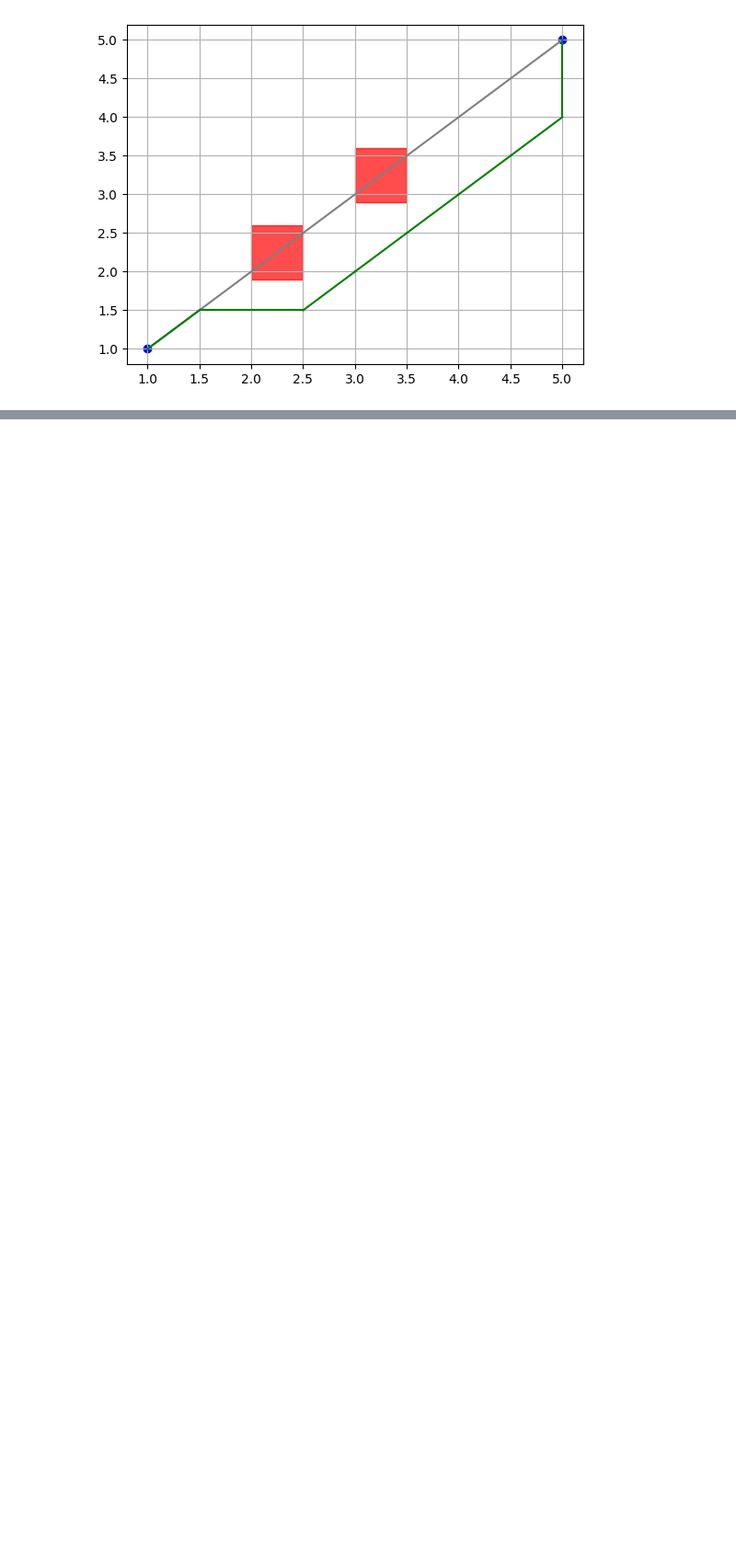
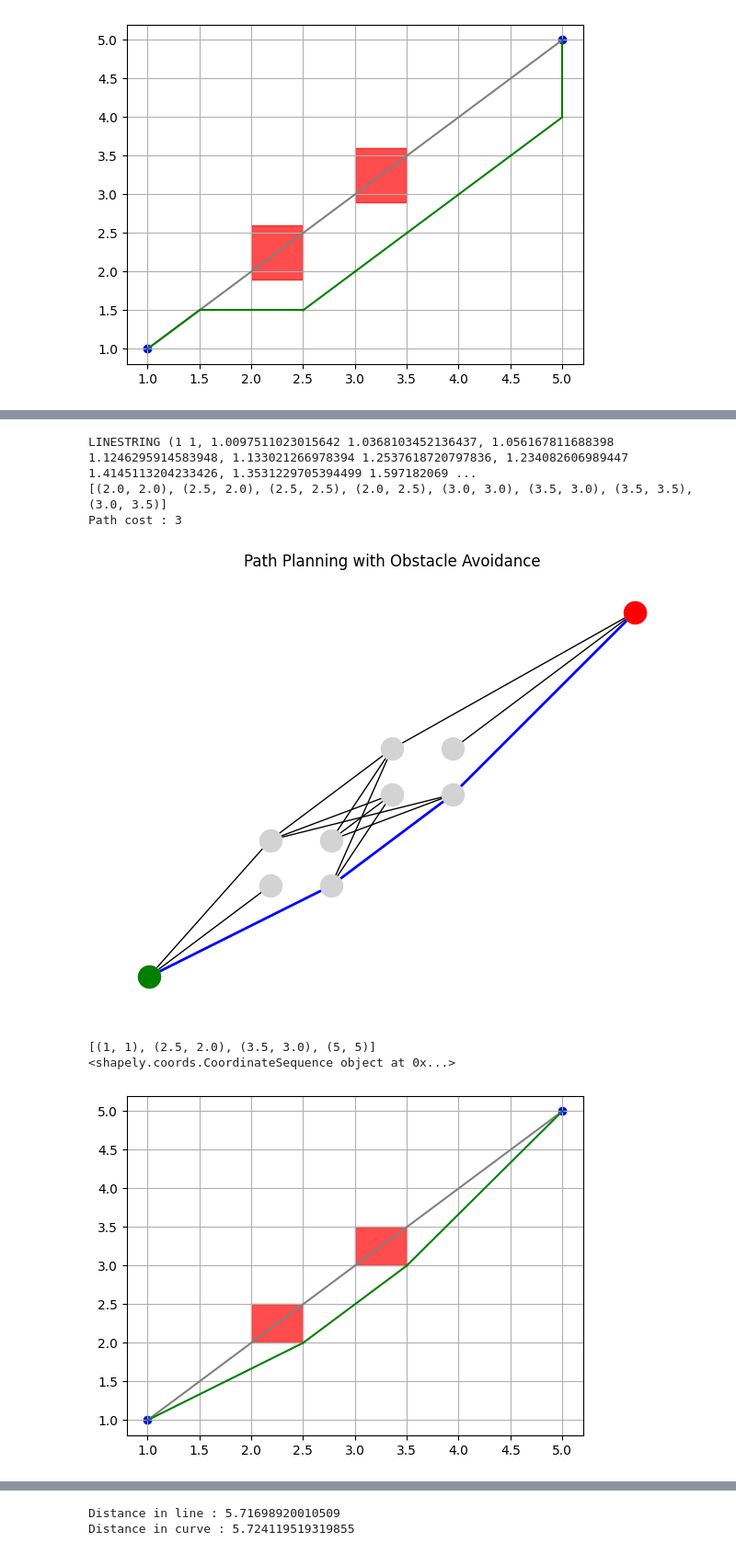
Before and after one commit to CR-Samrat/drone-based-delivary, a Jupyter notebook: helping_file.ipynb, the cells around one changed output, grey strips where cells are left out. Shown: that part at 92% size. Drawn from its saved outputs; the diff is of its cells as text; code cells hidden in the pictures; blank space fills up the shorter version.

```diff
--- a/helping_file.ipynb
+++ b/helping_file.ipynb
@@ -5,3 +6,15 @@ from shapely.geometry import Polygon, LineString, Point
+# %%
+def euc_distance(pt1, pt2):
+    pt1 = np.array(pt1)
+    pt2 = np.array(pt2)
+    return np.sqrt(np.sum((pt2 - pt1)**2))
+# %%
+def total_dist(pts):
+    sum = 0
+    for i in range(len(pts)-1):
+        sum += euc_distance(pts[i], pts[i+1])
+
+    return sum
 # %%
 def make_graph(point_1, point_2, obstacles, path = False):
     plt.scatter(point_1[0], point_1[1], c="blue")
@@ -254,0 +338,9 @@ Path cost : 3
+# %%
+def check_for_obstacle(point_1, point_2, obstacles):
+    line = LineString([point_1, point_2])
+
+    for obs_id, obs in obstacles.items():
+        if line.intersects(obs):
+            if len((line.intersection(obs)).coords) > 1:
+                return True
+    return False
@@ -254,0 +393,32 @@ Path cost : 3
+# %%
+def create_shortest_path_curve(path):
+    print(path)
+    answer = catmull_rom_smooth(LineString(path), 0.5, 10).coords
+    print(answer)
+    return answer
+# %%
+output = catmull_rom_smooth(LineString([[1,1],[2, 2.5],[3, 3.5],[5,5]]), 0.5, 10)
+
+print(output)
+
+point_1 = [1,1]
+point_2 = [5,5]
+
+obstacles = {
+    0 : [[2,2],[2.5,2.5]],
+    1 : [[3,3],[3.5,3.5]]
+}
+path = create_shortest_path_3(point_1, point_2, obstacles)
+path_2 = create_shortest_path_curve(path)
+make_graph(point_1, point_2, obstacles, path)
+make_graph(point_1, point_2, obstacles, path_2)
+print("Distance in line :",total_dist(path))
+print("Distance in curve :",total_dist(path_2))
+# %% [output]
+LINESTRING (1 1, 1.0097511023015642 1.0368103452136437, 1.056167811688398 1.1246295914583948, 1.133021266978394 1.2537618720797836, 1.234082606989447 1.4145113204233426, 1.3531229705394499 1.597182069 ...
+[(2.0, 2.0), (2.5, 2.0), (2.5, 2.5), (2.0, 2.5), (3.0, 3.0), (3.5, 3.0), (3.5, 3.5), (3.0, 3.5)]
+Path cost : 3
+[figure, added]
+[(1, 1), (2.5, 2.0), (3.5, 3.0), (5, 5)]
+<shapely.coords.CoordinateSequence object at 0x...>
+[figure, added]
@@ -254,0 +426,2 @@ Path cost : 3
+Distance in line : 5.71698920010509
+Distance in curve : 5.724119519319855
```
Also changed, not shown: parts of 20 cells of this notebook.
